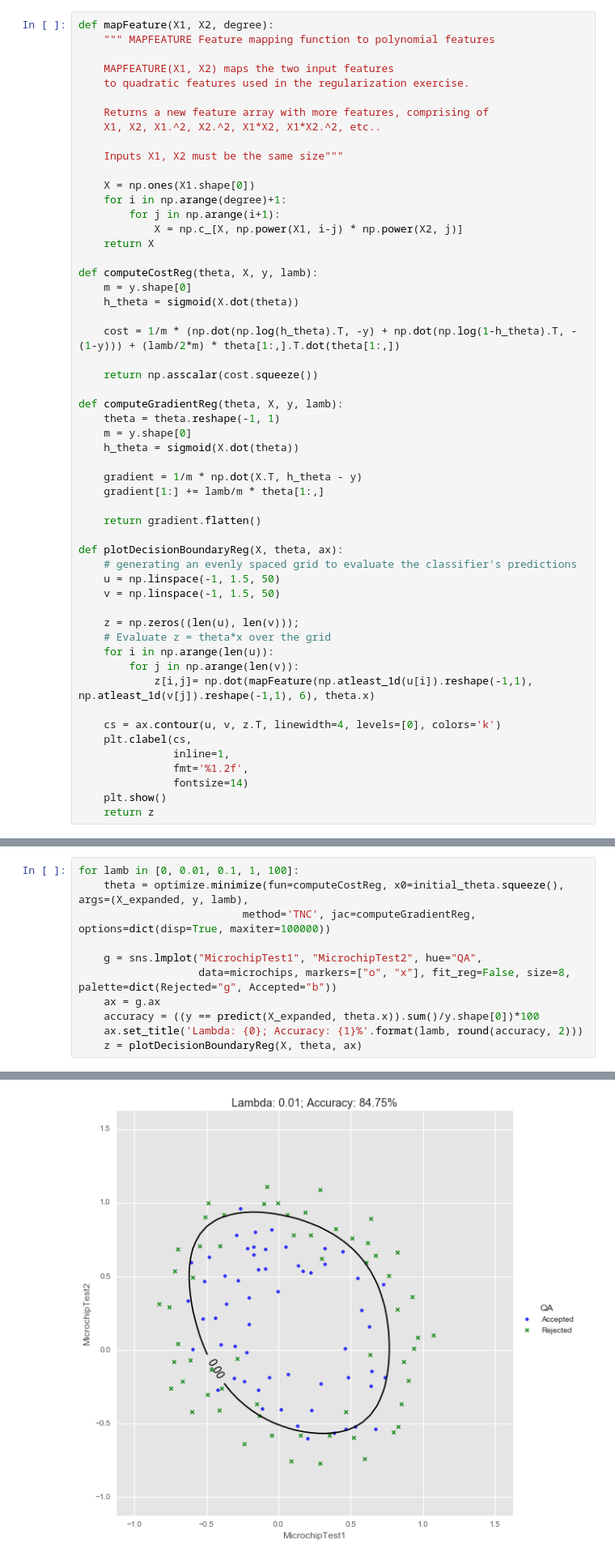
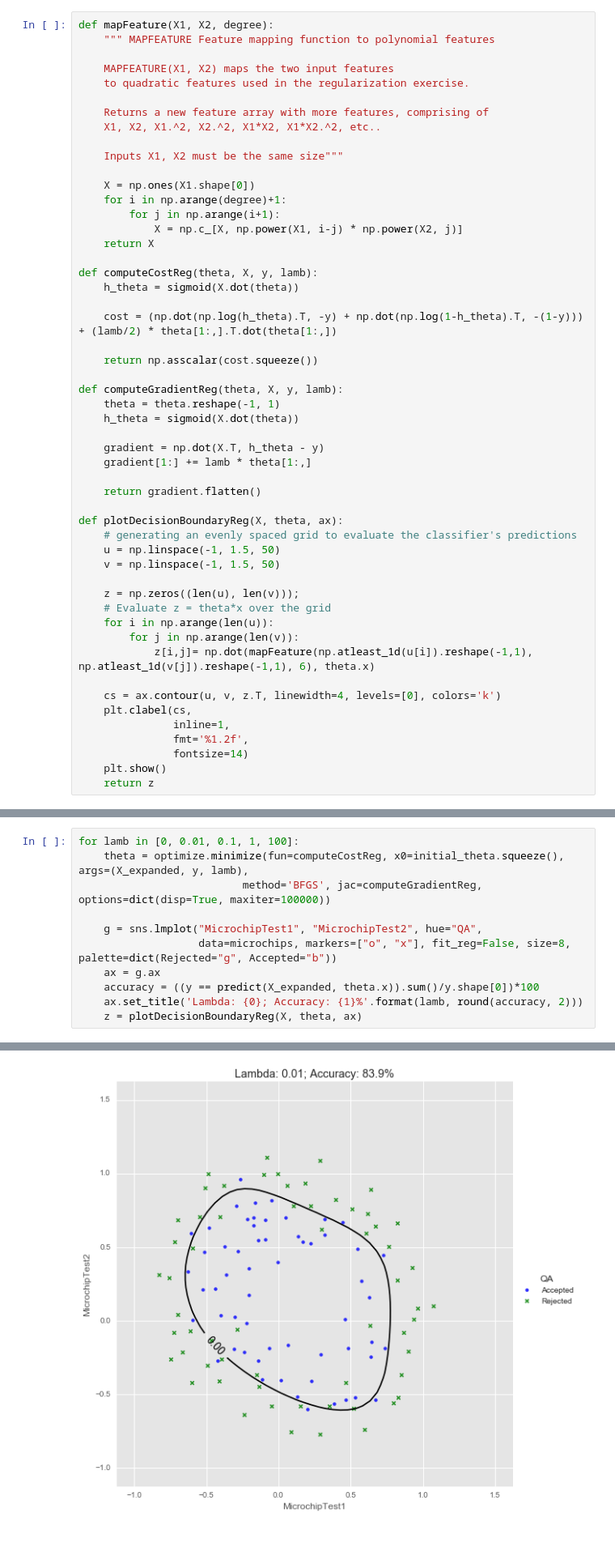
Before and after one commit to FraPochetti/Machine_Learning, a Jupyter notebook: mlclass-ex2-005/mlclass-ex2/Logistic-Regression-numpy.ipynb, the cells around one changed output, grey strips where cells are left out. Shown: that part at 81% size. Cells and saved outputs as stored; diff of their text form.

```diff
--- a/mlclass-ex2-005/mlclass-ex2/Logistic-Regression-numpy.ipynb
+++ b/mlclass-ex2-005/mlclass-ex2/Logistic-Regression-numpy.ipynb
@@ -171,20 +171,18 @@ def mapFeature(X1, X2, degree):
     return X
 
 def computeCostReg(theta, X, y, lamb):
-    m = y.shape[0]
     h_theta = sigmoid(X.dot(theta))
 
-    cost = 1/m * (np.dot(np.log(h_theta).T, -y) + np.dot(np.log(1-h_theta).T, -(1-y))) + (lamb/2*m) * theta[1:,].T.dot(theta[1:,])
+    cost = (np.dot(np.log(h_theta).T, -y) + np.dot(np.log(1-h_theta).T, -(1-y))) + (lamb/2) * theta[1:,].T.dot(theta[1:,])
 
     return np.asscalar(cost.squeeze())
 
 def computeGradientReg(theta, X, y, lamb):
     theta = theta.reshape(-1, 1)
-    m = y.shape[0]
     h_theta = sigmoid(X.dot(theta))
 
-    gradient = 1/m * np.dot(X.T, h_theta - y)
-    gradient[1:] += lamb/m * theta[1:,]
+    gradient = np.dot(X.T, h_theta - y)
+    gradient[1:] += lamb * theta[1:,]
 
     return gradient.flatten()
 
@@ -222,7 +220,7 @@ initial_theta = np.zeros((X_expanded.shape[1], 1))
 # %%
 for lamb in [0, 0.01, 0.1, 1, 100]:
     theta = optimize.minimize(fun=computeCostReg, x0=initial_theta.squeeze(), args=(X_expanded, y, lamb),
-                          method='TNC', jac=computeGradientReg, options=dict(disp=True, maxiter=100000))
+                          method='BFGS', jac=computeGradientReg, options=dict(disp=True, maxiter=100000))
 
     g = sns.lmplot("MicrochipTest1", "MicrochipTest2", hue="QA",
                    data=microchips, markers=["o", "x"], fit_reg=False, size=8, palette=dict(Rejected="g", Accepted="b"))
@@ -235 +243 @@ for lamb in [0, 0.01, 0.1, 1, 100]:
-[figure, old version]
+[figure, new version]
```
Also changed, not shown: parts of 3 cells of this notebook.
